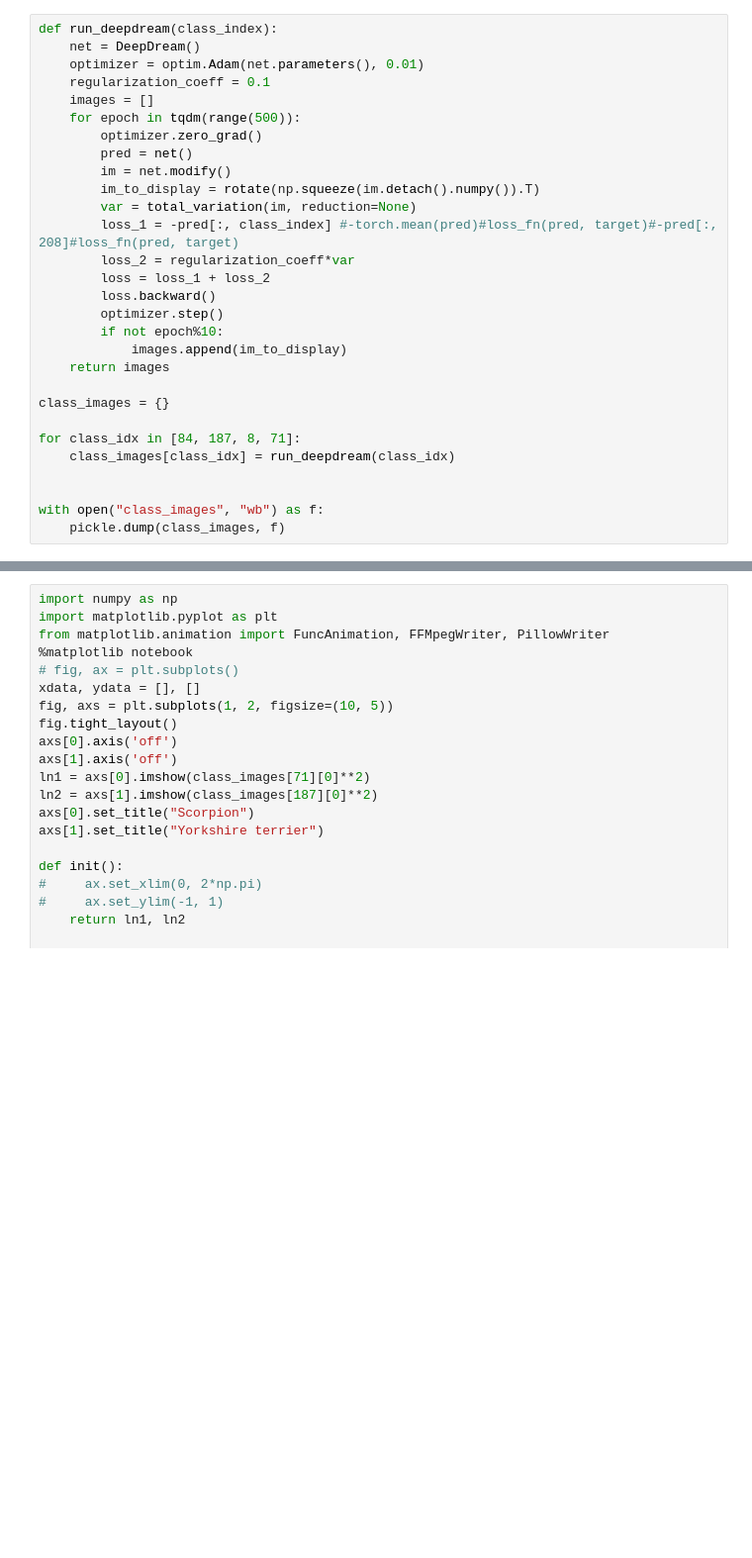
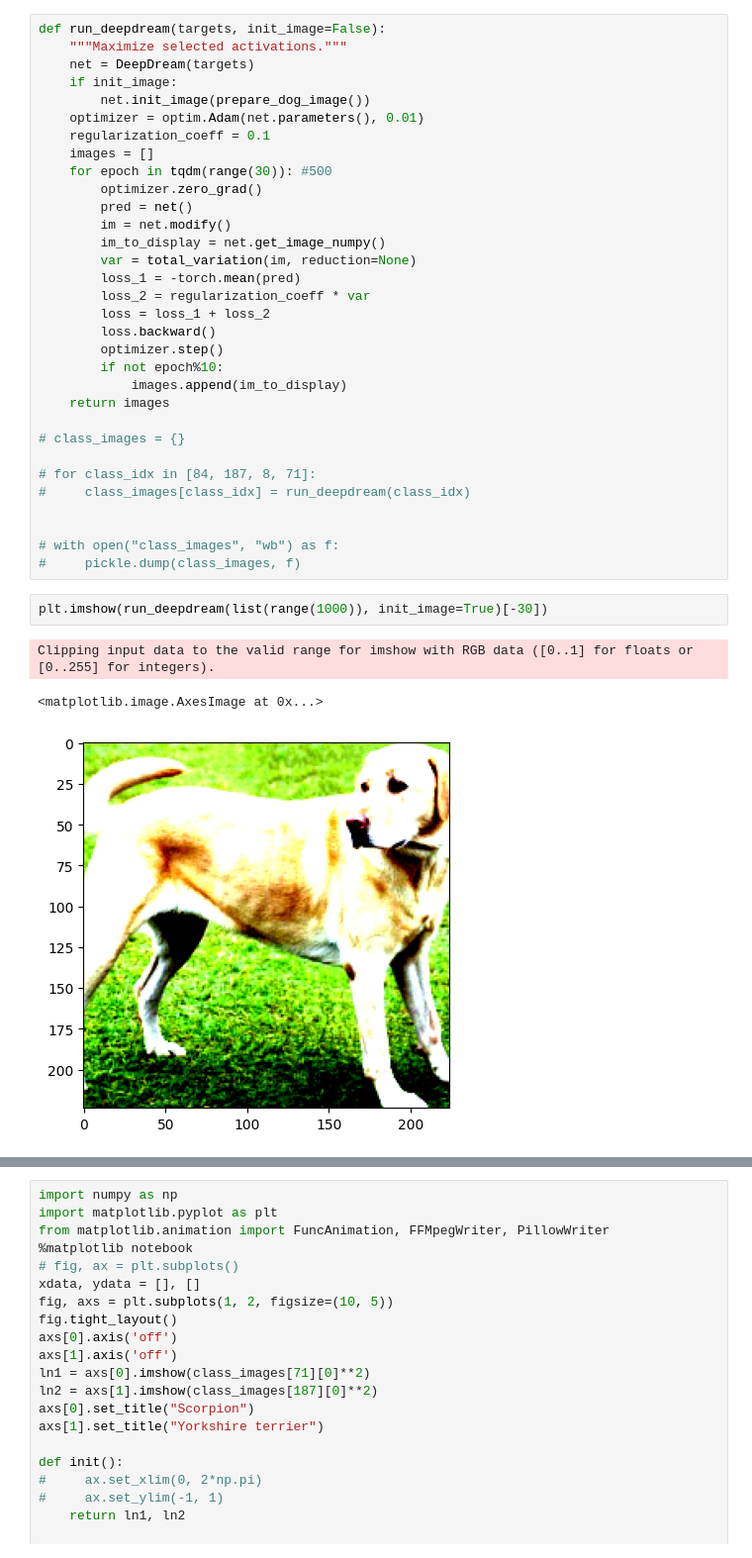
Before and after one commit to plachert/deep-dream-visualiser, a Jupyter notebook: vgg16_deep_dream.ipynb, the cells around one changed output, grey strips where cells are left out. Shown at 99% size. Drawn from its saved outputs; the diff is of its cells as text; blank space fills up the shorter version.

```diff
--- a/vgg16_deep_dream.ipynb
+++ b/vgg16_deep_dream.ipynb
@@ -104,17 +70,20 @@ class DeepDream(nn.Module):
 # %%
-def run_deepdream(class_index):
-    net = DeepDream()
+def run_deepdream(targets, init_image=False):
+    """Maximize selected activations."""
+    net = DeepDream(targets)
+    if init_image:
+        net.init_image(prepare_dog_image())
     optimizer = optim.Adam(net.parameters(), 0.01)
     regularization_coeff = 0.1
     images = []
-    for epoch in tqdm(range(500)):
+    for epoch in tqdm(range(30)): #500
         optimizer.zero_grad()
         pred = net()
         im = net.modify()
-        im_to_display = rotate(np.squeeze(im.detach().numpy()).T)
+        im_to_display = net.get_image_numpy()
         var = total_variation(im, reduction=None)
-        loss_1 = -pred[:, class_index] #-torch.mean(pred)#loss_fn(pred, target)#-pred[:, 208]#loss_fn(pred, target)
-        loss_2 = regularization_coeff*var
+        loss_1 = -torch.mean(pred)
+        loss_2 = regularization_coeff * var
         loss = loss_1 + loss_2
         loss.backward()
         optimizer.step()
@@ -122,12 +91,18 @@ def run_deepdream(class_index):
             images.append(im_to_display)
     return images
 
-class_images = {}
+# class_images = {}
 
-for class_idx in [84, 187, 8, 71]:
-    class_images[class_idx] = run_deepdream(class_idx)
+# for class_idx in [84, 187, 8, 71]:
+#     class_images[class_idx] = run_deepdream(class_idx)
 
 
-with open("class_images", "wb") as f:
-    pickle.dump(class_images, f)
+# with open("class_images", "wb") as f:
+#     pickle.dump(class_images, f)
+# %%
+plt.imshow(run_deepdream(list(range(1000)), init_image=True)[-30])
+# %% [output]
+Clipping input data to the valid range for imshow with RGB data ([0..1] for floats or [0..255] for integers).
+<matplotlib.image.AxesImage at 0x...>
+[figure, added]
 # %%
```
Also changed, not shown: parts of 8 cells of this notebook.
